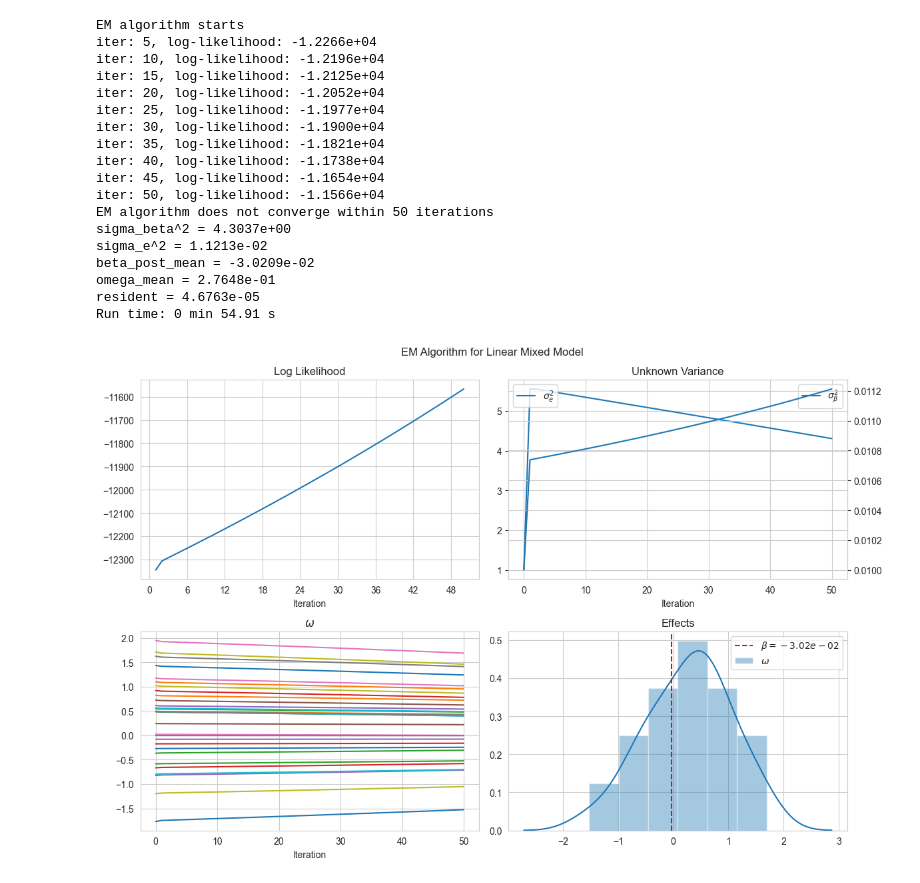
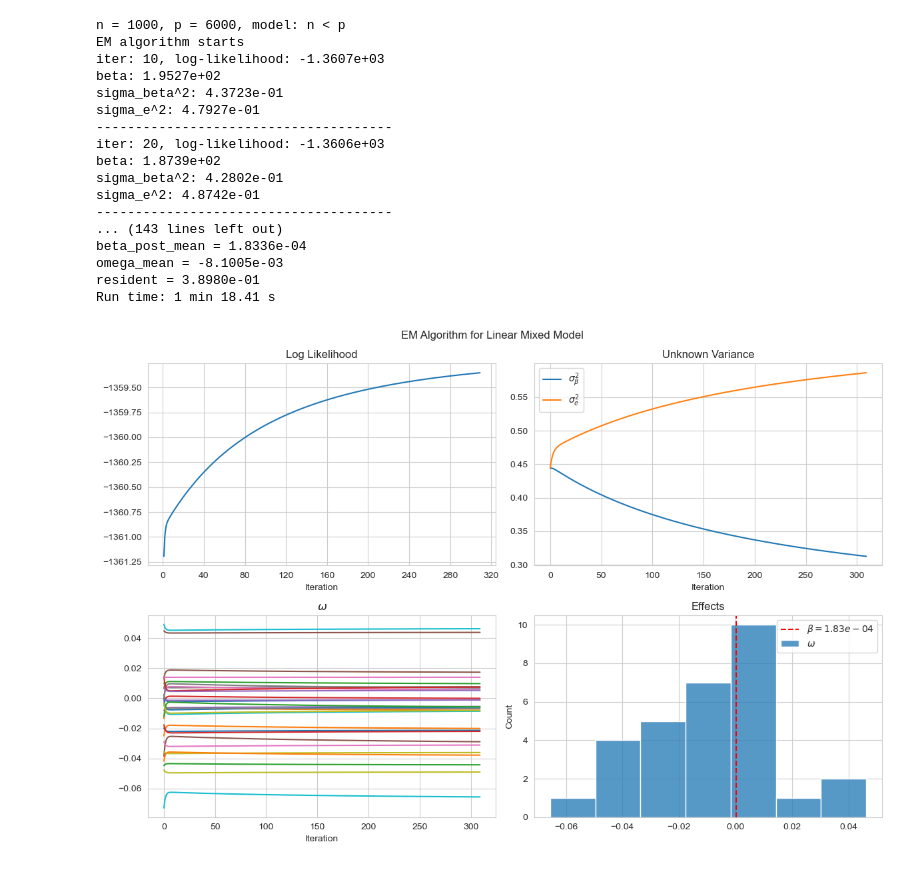
Before and after one commit to LucaJiang/Mixed-Effect-Model-Numerical-Algorithm, a Jupyter notebook: em_result.ipynb, the cells around one changed output. Cells and saved outputs as stored; diff of their text form; code cells hidden in the pictures.

```diff
--- a/em_result.ipynb
+++ b/em_result.ipynb
@@ -11,46 +1,50 @@ Mounted at /content/drive/
 # %%
 from lmm_em import *
 import time
+
 # load data
-data_name = 'XYZ_MoM'
-data = pd.read_table('data/'+data_name+'.txt', sep='\t', header=0).values
+data_name = "XYZ_MoM"
+data = pd.read_table("data/" + data_name + ".txt", sep="\t", header=0).values
 y = data[:, 0].reshape(-1, 1)
 Z = data[:, 1:31]
 X = data[:, 31:]
 
 start_time = time.time()
 # run EM algorithm
-likelihood_list, omega_list, sigma_beta2_list, sigma_e2_list, beta_post_mean = lmm_em(y, X, Z, max_iter=50)
+likelihood_list, omega_list, sigma_beta2_list, sigma_e2_list, beta_post_mean = lmm_em(
+    y, X, Z, max_iter=1000, tol=1e-6
+)
 end_time = time.time()
-print('Run time: %d min %.2f s' % ((end_time - start_time) // 60,
-                                 (end_time - start_time) % 60))
-
-# run EM algorithm with limited data
-# MAX_LENGTH = 200
-# MAX_X_LENGTH = 100
-# likelihood_list, omega_list, sigma_beta2_list, sigma_e2_list, beta_post_mean = lmm_em(
-#     y[:MAX_LENGTH], X[:MAX_LENGTH, :MAX_X_LENGTH], Z[:MAX_LENGTH, :])
+print(
+    "Run time: %d min %.2f s"
+    % ((end_time - start_time) // 60, (end_time - start_time) % 60)
+)
 # %% [output]
+n = 1000, p = 6000, model: n < p
 EM algorithm starts
-iter: 5, log-likelihood: -1.2266e+04
-iter: 10, log-likelihood: -1.2196e+04
-iter: 15, log-likelihood: -1.2125e+04
-iter: 20, log-likelihood: -1.2052e+04
-iter: 25, log-likelihood: -1.1977e+04
-iter: 30, log-likelihood: -1.1900e+04
-iter: 35, log-likelihood: -1.1821e+04
-iter: 40, log-likelihood: -1.1738e+04
-iter: 45, log-likelihood: -1.1654e+04
-iter: 50, log-likelihood: -1.1566e+04
-EM algorithm does not converge within 50 iterations
-sigma_beta^2 = 4.3037e+00
-sigma_e^2 = 1.1213e-02
-beta_post_mean = -3.0209e-02
-omega_mean = 2.7648e-01
-resident = 4.6763e-05
-Run time: 0 min 54.91 s
+iter: 10, log-likelihood: -1.3607e+03
+beta: 1.9527e+02
+sigma_beta^2: 4.3723e-01
+sigma_e^2: 4.7927e-01
+--------------------------------------
+iter: 20, log-likelihood: -1.3606e+03
+beta: 1.8739e+02
+sigma_beta^2: 4.2802e-01
+sigma_e^2: 4.8742e-01
+--------------------------------------
+... (143 lines left out)
+beta_post_mean = 1.8336e-04
+omega_mean = -8.1005e-03
+resident = 3.8980e-01
+Run time: 1 min 18.41 s
 # %%
-visual_em(likelihood_list, sigma_beta2_list, sigma_e2_list, omega_list,
-          beta_post_mean, data_name)
+visual_em(
+    likelihood_list,
+    sigma_beta2_list,
+    sigma_e2_list,
+    omega_list,
+    beta_post_mean,
+    data_name,
+)
 # %% [output]
-[figure, old version]
+[figure, new version]
```
Also changed, not shown: parts of 2 cells of this notebook, 10 other files.
